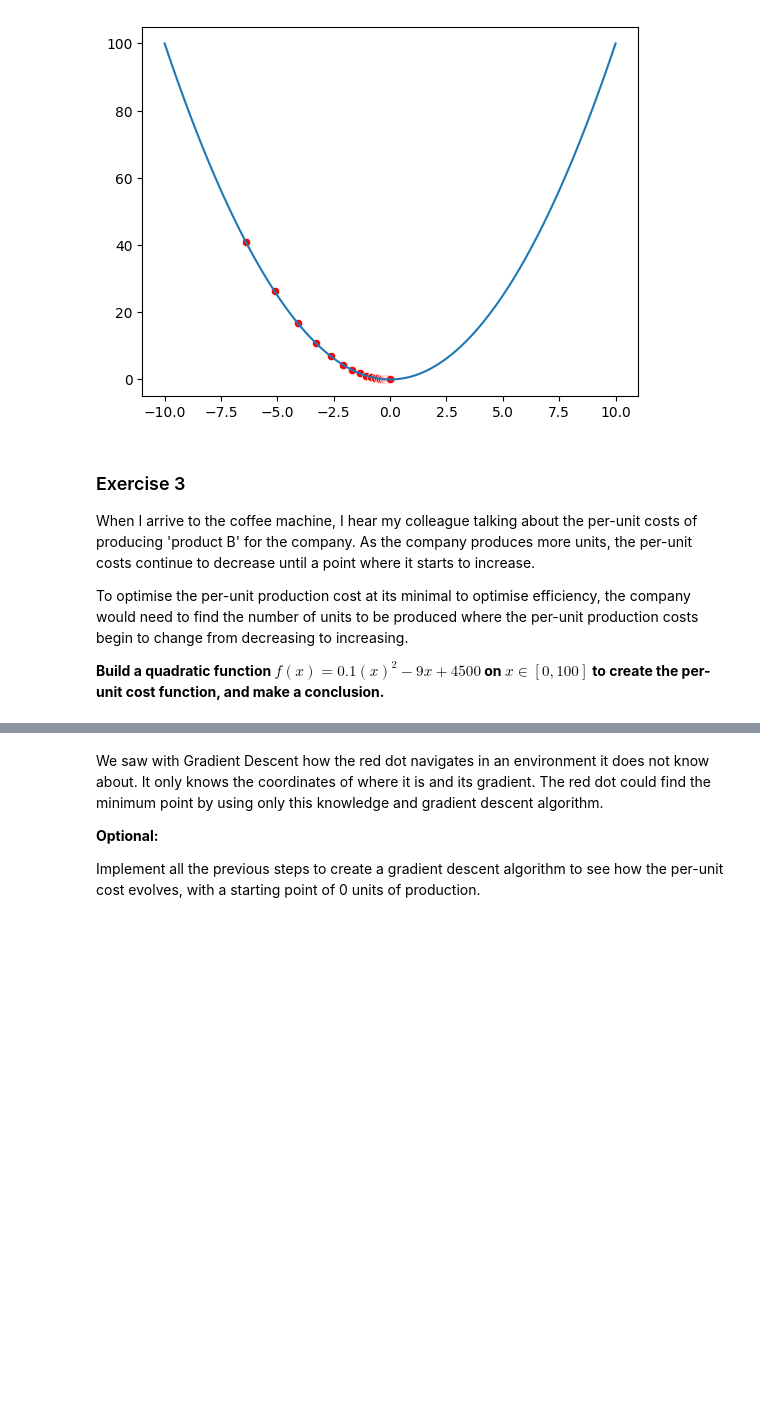
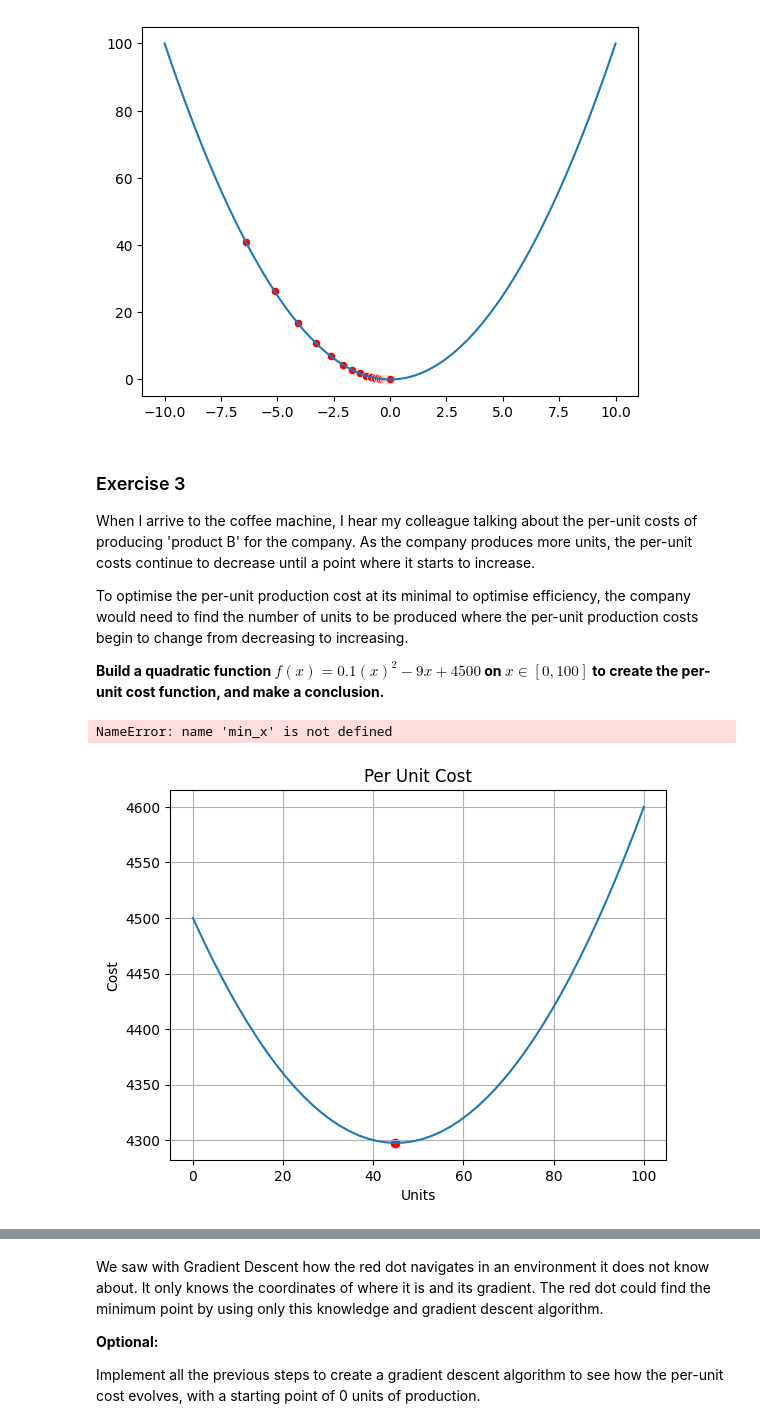
Before and after one commit to 4GeeksAcademy/gustavolima_calculus-and-algebra-problems-with-python, a Jupyter notebook: problems.ipynb, the cells around one changed output, grey strips where cells are left out. Saved outputs shown, nothing was run; the diff lists cells and outputs as text; code cells hidden in the pictures; blank space fills up the shorter version.

```diff
--- a/problems.ipynb
+++ b/problems.ipynb
@@ -33,23 +33,23 @@ time = 10
 
 speed = distance / time
 print(f'The Speed is:', speed, f'meters per seconds')
+
+# Mathematical format for the distance formula:
+
+def f(x):
+    return 2.5 * x
 # %% [output]
 The Speed is: 2.5 meters per seconds
 # %%
 #plot the distance function on domain(t)
 
-# Define the domain (t) and range (s) of our data
+# Define the domain (t)
 
-speed = 2.5
-time = np.linspace(0, 10, 100)
+x = np.linspace(0,10)
 
-# Distance Calculation
+# plot the Distance vs Time with for x as Domain, and f(x) as Range (Distance)
 
-distance = speed * time
-
-# plot the Distance Function
-
-plt.plot(time, distance)
+plt.plot(x, f(x))
 plt.xlabel('Time (s)')
 plt.ylabel('Distance (m)')
 plt.title('Distance vs Time')
@@ -124,7 +125,7 @@ The Acceleration rate is: 0.5
 # %%
 #create a dataframe
 
-data = {'Time (s)': time, 'Distance (m)': distance}
+data = {'Time (s)': x, 'Distance (m)': f(x)}
 df = pd.DataFrame(data)
 print(df.head(5))
 # %% [output]
@@ -304,0 +304,44 @@ To optimise the per-unit production cost at its minimal to optimise efficiency,
+# %%
+#define and plot the funtion
+
+# Declare The Mathematical Formula for Per-Unit Cost and the Derivative of f(x)
+
+def f(x):
+    return 0.1 * (x **2) -9* x  + 4500
+
+# Define the domain (units) and the range (cost)
+
+x = np.linspace(0, 100)
+y = f(x)
+
+# Find the minimum point
+min_index = np.argmin(y)
+max_x = x[min_index]
+min_y = y[min_index]
+
+# Plot the function
+
+plt.plot(x, y)
+
+#Plot the point where y = min and it's x coordinate
+
+plt.scatter(max_x, min_y, color='red', label='Max Units before Cost Rise')
+
+# Stylize the Plot
+
+plt.xlabel('Units')
+plt.ylabel('Cost')
+plt.title('Per Unit Cost')
+plt.grid()
+min_label = f"Max Units at low cost: ({min_x:.2f}, {min_y:.2f})"
+plt.annotate(min_label, xy=(max_x, min_y), xytext=(max_x - 2, min_y + 100), arrowprops=dict(facecolor='black', arrowstyle='->'))
+plt.show()
+
+# Print the Turning Point values
+
+print("Turning Point of Cost")
+print("Max Units", max_x)
+print("Minimum Cost=", min_y)
+# %% [output]
+NameError: name 'min_x' is not defined
+[figure, added]
```
Also changed, not shown: parts of 5 cells of this notebook.
